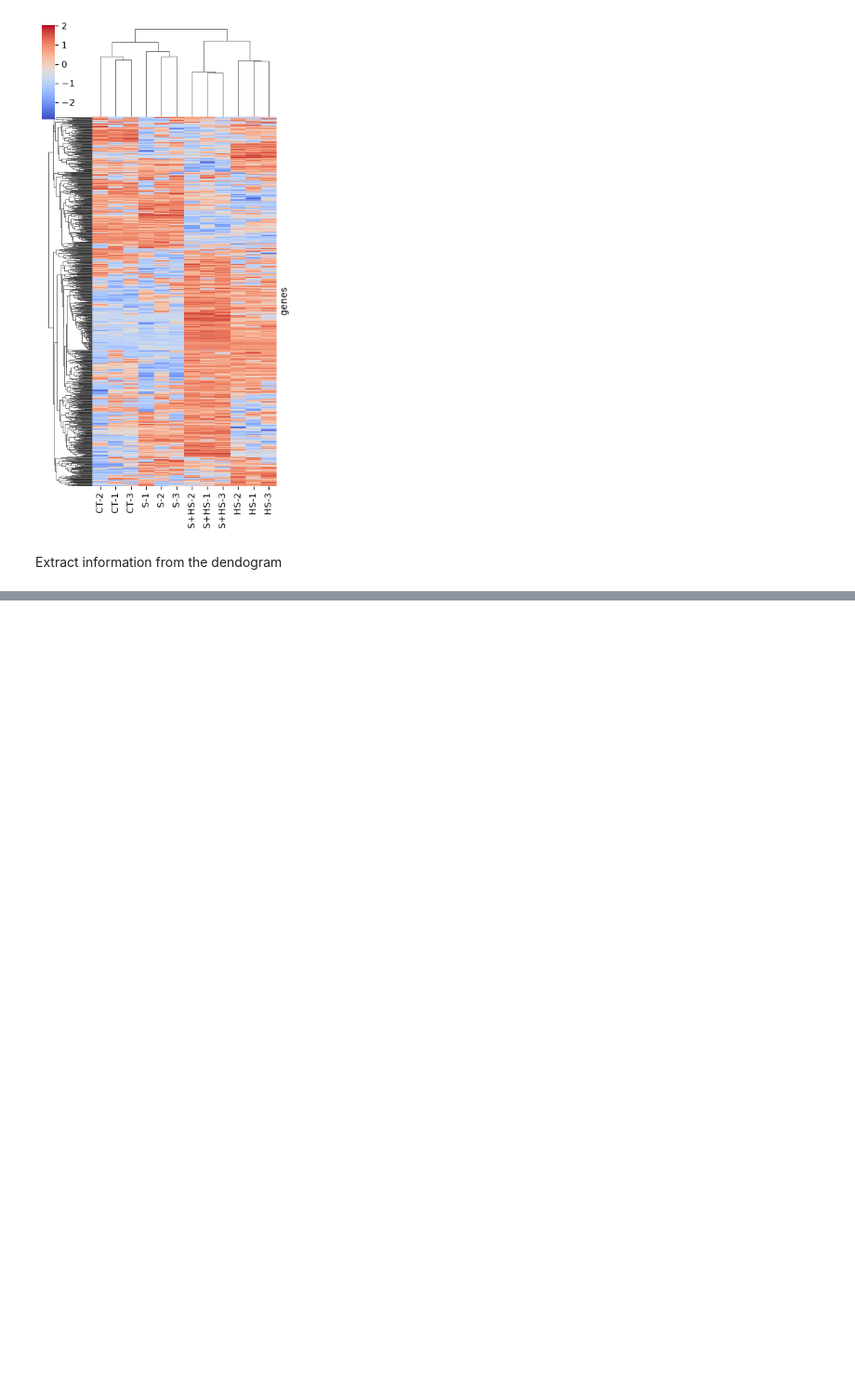
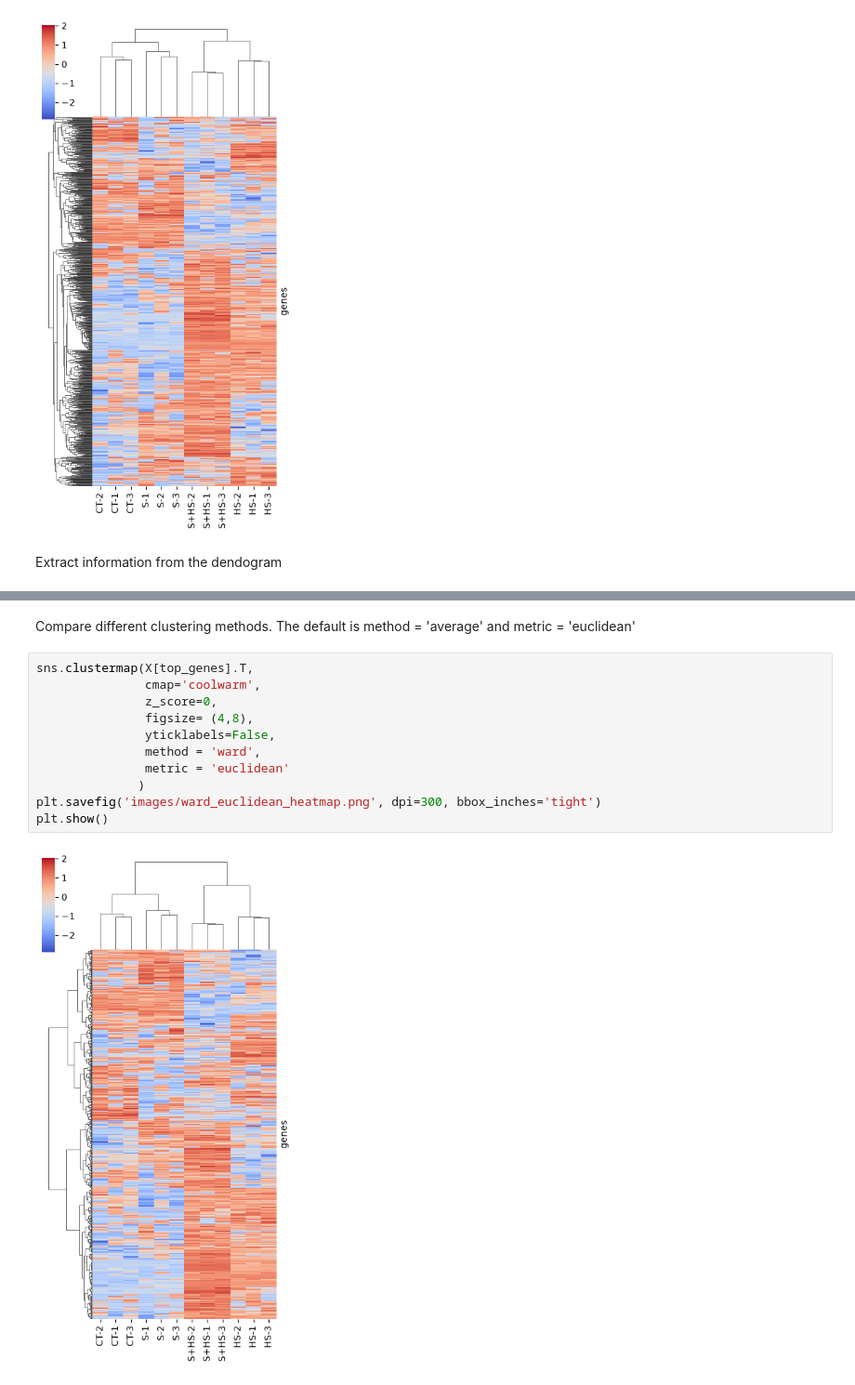
Before and after one commit to caroline-reges/Response-of-Tomato-Plant-to-Salinity-and-Heat-Stress, a Jupyter notebook: Code.ipynb, the cells around one changed output, grey strips where cells are left out. Shown at 93% size. Cells and saved outputs as stored; diff of their text form; blank space fills up the shorter version.

```diff
--- a/Code.ipynb
+++ b/Code.ipynb
@@ -197,0 +194,15 @@ plt.show()
+# %% [markdown]
+Compare different clustering methods. The default is method = 'average' and metric = 'euclidean'
+# %%
+sns.clustermap(X[top_genes].T,
+               cmap='coolwarm',
+               z_score=0,
+               figsize= (4,8),
+               yticklabels=False,
+               method = 'ward',
+               metric = 'euclidean'
+              )
+plt.savefig('images/ward_euclidean_heatmap.png', dpi=300, bbox_inches='tight')
+plt.show()
+# %% [output]
+[figure, added]
```
Also changed, not shown: parts of 3 cells of this notebook, 6 other files.
